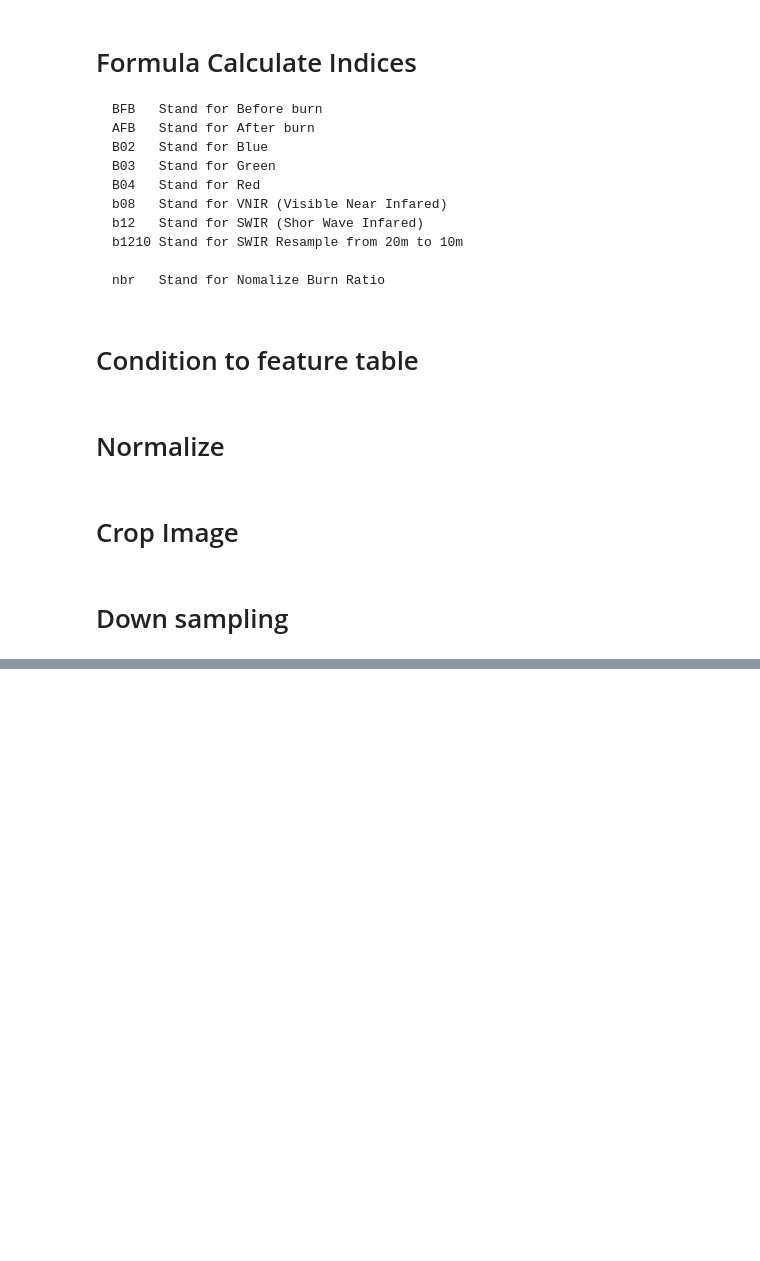
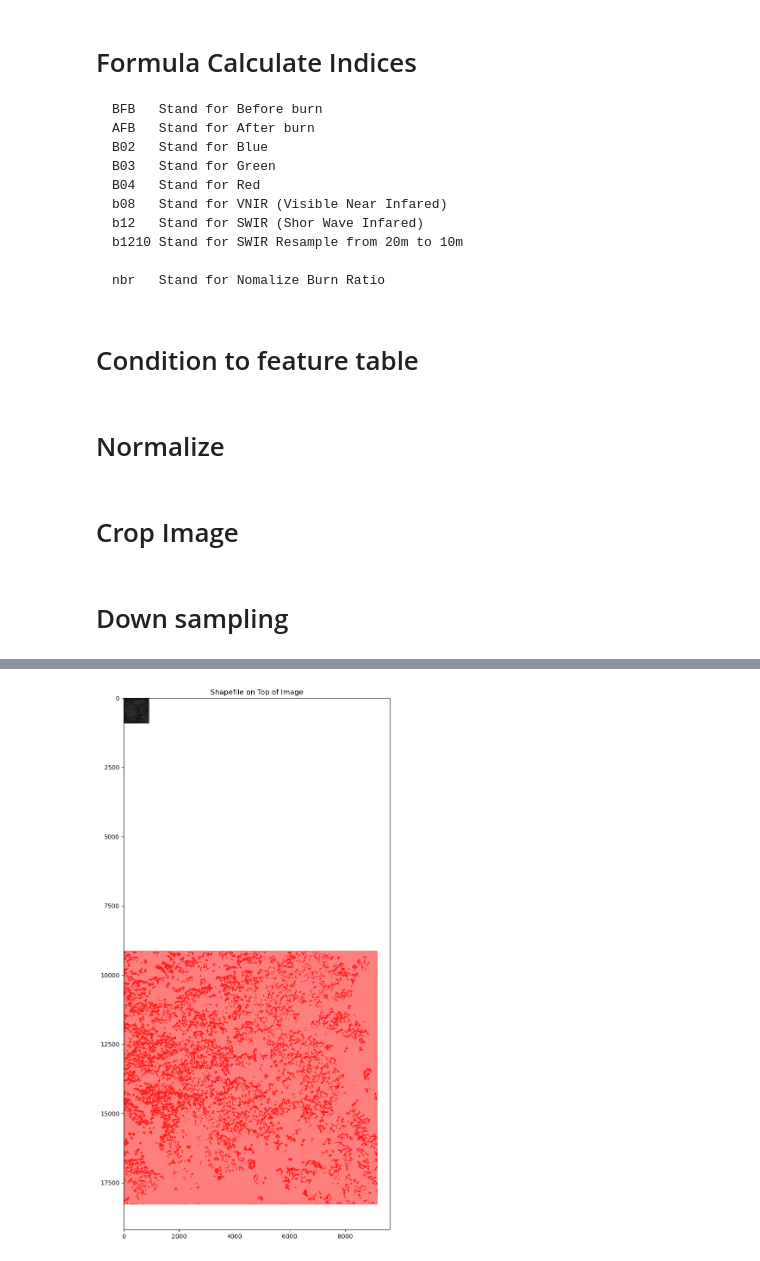
Before and after one commit to kiritop/RIDAProjectBurnScar, a Jupyter notebook: Data-Pre.ipynb, the cells around one changed output, grey strips where cells are left out. Saved outputs shown, nothing was run; the diff lists cells and outputs as text; code cells hidden in the pictures; blank space fills up the shorter version.

```diff
--- a/Data-Pre.ipynb
+++ b/Data-Pre.ipynb
@@ -47,7 +53,10 @@ Rtbcon = os.path.join(Drive, "Raster_BurnCon/")
 Rtbreg = os.path.join(Drive, "Raster_BurnReg/")
 RtbShape = os.path.join(Drive, "Raster_BurnShape/")
 RtbLevel = os.path.join(Drive, "Raster_BurnLevel/")
-Track_arr = ["T4/", "T104/", "T61/", "T18/", "T118/"]
+Track_arr = ["2019/"]
+# Track_arr = ["2019/","2020/","2021/","2022/","2023/",]
+# Track_arr = ["CropTest/","DoiChang/", "MaeJam/", "MyanMar/", "PhouXang/"]
+# Track_arr = ["T4/", "T104/", "T61/", "T18/", "T118/"]
 # %% [markdown]
 Function to load cooldown
 # %%
@@ -920,0 +941,69 @@ KeyboardInterrupt:
+# %%
+
+def main():
+    current_dir = os.getcwd()
+    print("Current Working Directory:", current_dir)
+    global mode, Image_Post, Track_arr
+    print(print_time() + "Application Start ::")
+    # Initialize mode to True to enter the loop
+    mode = True
+    while mode:  # Now the loop will continue as long as mode is True
+        t = Timer(systemCooldown, loadCooldown)
+        t.start()
+        t.join()
+        if mode:  # This check is redundant given the while condition, but left for clarity
+            for Track in Track_arr:
+                image_track = os.path.join(Image, Track)
+                if os.path.exists(image_track):
+                    rasters = [r for r in os.listdir(image_track) if r.endswith('B12.jp2')]
+                    if rasters:
+                        print(print_time() + "Found NEW Raster :: ")
+                        try:
+                            Raster_Process(Track)
+                        except Exception as e:
+                            print(print_time() + "!!!!!!!!!SYSTEM ERROR !!!!!!!!!!")
+                            print(print_time() + str(e))
+                            print(print_time() + "Wait New Raster ::")
+                        # After processing, set mode to False to prevent further looping
+                        print(print_time() + "Your Process is Finished :) ")
+                        mode = False
+                        break  # Exit the for-loop after processing
+                else:
+                    print(f"Directory not found: {image_track}")  # Inform if the directory does not exist
+        # If mode was set to False, the loop will not execute again
+
+#Run the main function
+main()
+
+
+# def main():
+#     current_dir = os.getcwd()
+
+#             # Print the current working directory
+#     print("Current Working Directory:", current_dir)
+#     global mode, Image_Post, Track_arr
+#     print(print_time() + "Application Start ::")
+#     while True:
+#         t = Timer(systemCooldown, loadCooldown)
+#         t.start()
+#         t.join()
+#         if mode:
+#             for Track in Track_arr:
+#                 image_track = os.path.join(Image, Track)
+#                 if os.path.exists(image_track):
+#                     rasters = [r for r in os.listdir(image_track) if r.endswith('B12.jp2')]
+#                     if rasters:
+#                         mode = False
+#                         print(print_time() + "Found NEW Raster :: ")
+#                         try:
+#                             Raster_Process(Track)
+#                         except Exception as e:
+#                             print(print_time() + "!!!!!!!!!SYSTEM ERROR !!!!!!!!!!")
+#                             print(print_time() + str(e))
+#                         print(print_time() + "Wait New Raster ::")
+#                 else:
+#                     print(f"Directory not found: {image_track}")  # Inform if the directory does not exist
+
+# #Run the main function
+# main()
+# %% [output]
@@ -920,0 +1027 @@ KeyboardInterrupt:
+[figure, added]
```
Also changed, not shown: parts of 5 cells of this notebook.
